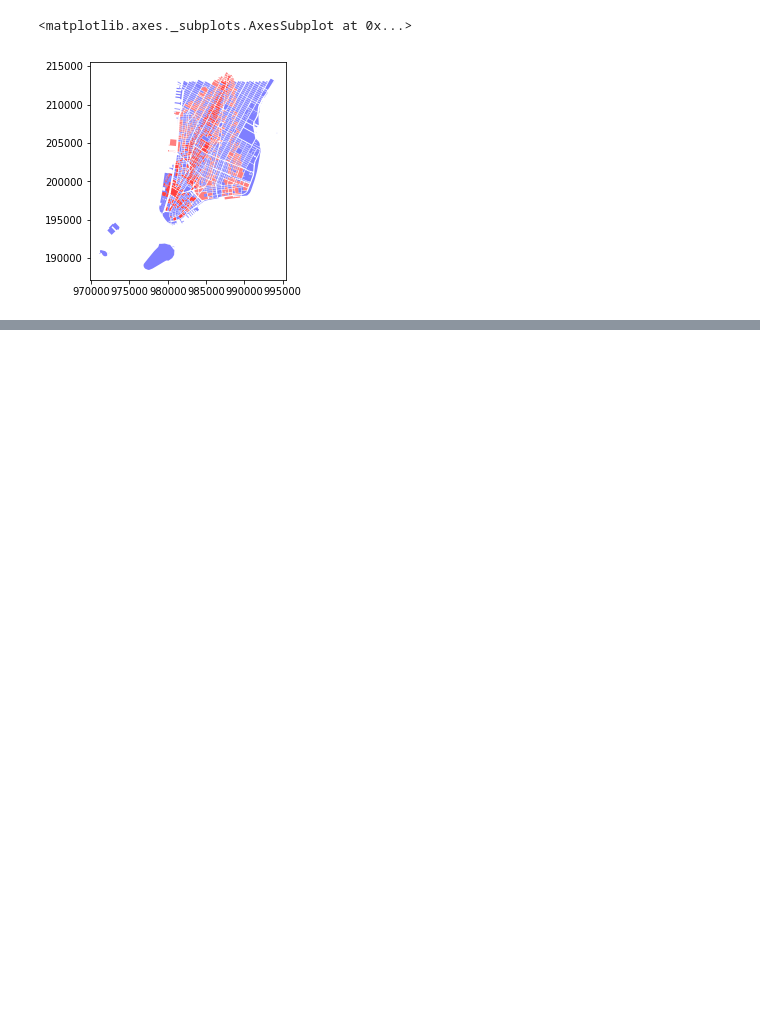
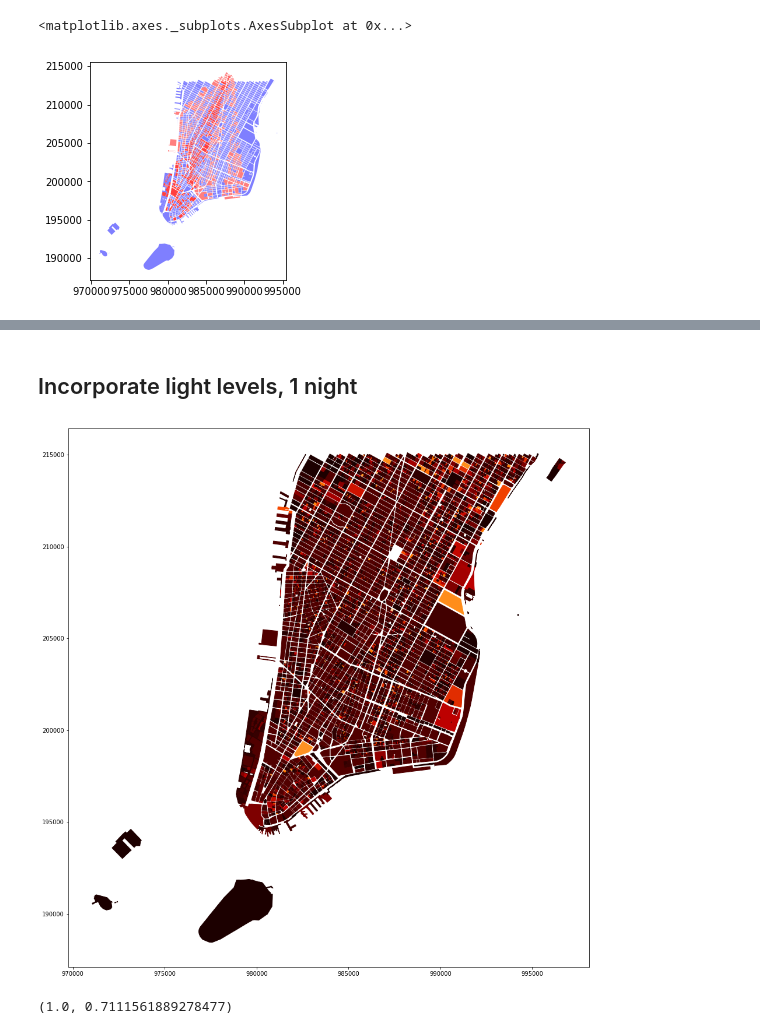
Before and after one commit to cmoscardi/independent_2018, a Jupyter notebook: image/bbl_impute.ipynb, the cells around one changed output, grey strips where cells are left out. Saved outputs shown, nothing was run; the diff lists cells and outputs as text; code cells hidden in the pictures; blank space fills up the shorter version.

```diff
--- a/image/bbl_impute.ipynb
+++ b/image/bbl_impute.ipynb
@@ -79,0 +73,40 @@ Text(0.5,1,'< 500m')
+# %% [markdown]
+## Incorporate light levels, 1 night
+# %%
+final_light_d6 = pd.read_csv("data/bbl_2017-09-28/2017-09-28_d6_10m.csv")
+final_light_d9 = pd.read_csv("data/bbl_2017-09-28/2017-09-28_d9_10m.csv")
+for df in (final_light_d6, final_light_d9):
+    del df["Unnamed: 0"]
+    del df["lat"]
+    del df["lng"]
+final_light_d6 = final_light_d6.set_index("BBL").swapaxes(1, 0)
+final_light_d9 = final_light_d9.set_index("BBL").swapaxes(1, 0)
+# %%
+nearest_neighbors = [np.abs(in_frame.surface_area - osa).idxmin() for osa in out_frame.surface_area]
+out_reset["nearest_ix"] = nearest_neighbors
+# %%
+
+fig, ax = plt.subplots(1, 1, figsize=(16, 20))
+
+polys = []
+colors = []
+scale = np.log10(final_light_d6.mean()).min()
+for _, o_r in out_reset.iterrows():
+    cbbl = in_frame.loc[o_r.nearest_ix].BBL
+    c = final_light_d6[cbbl].mean() if cbbl in final_light_d6 else final_light_d9[cbbl].mean()
+    polys.append(PolygonPatch(o_r.geometry))
+    colors.append(plt.cm.gist_heat((np.log10(c) - scale)))
+for _, i_r in in_frame.iterrows():
+    polys.append(PolygonPatch(i_r.geometry))
+    colors.append(plt.cm.gist_heat((np.log10(c) - scale)))
+
+collection = PatchCollection(polys, color=colors)
+ax.add_collection(collection)
+ax.autoscale_view()
+ax.set_aspect(1)
+# %% [output]
+[figure, added]
+# %%
+final_light_d6.max().max(), final_light_d9.max().max()
+# %% [output]
+(1.0, 0.7111561889278477)
```
Also changed, not shown: parts of 11 cells of this notebook, 1 other file.
